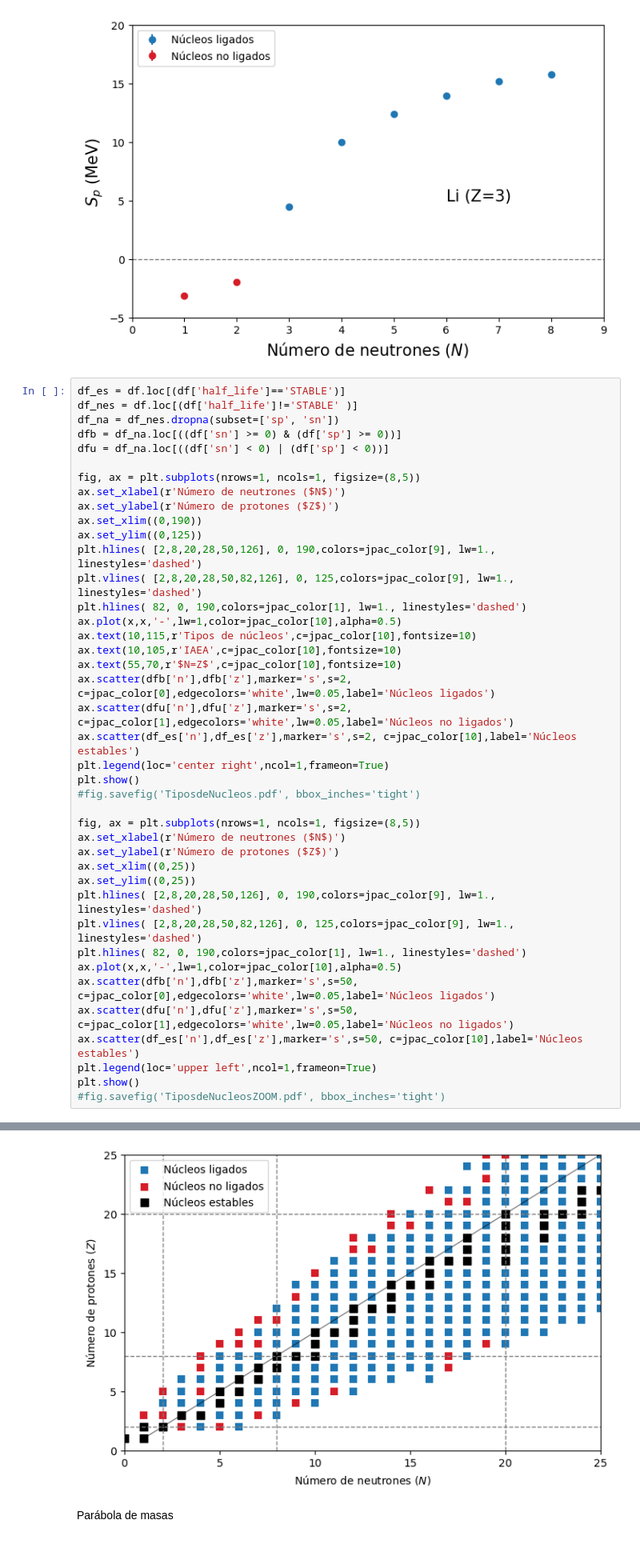
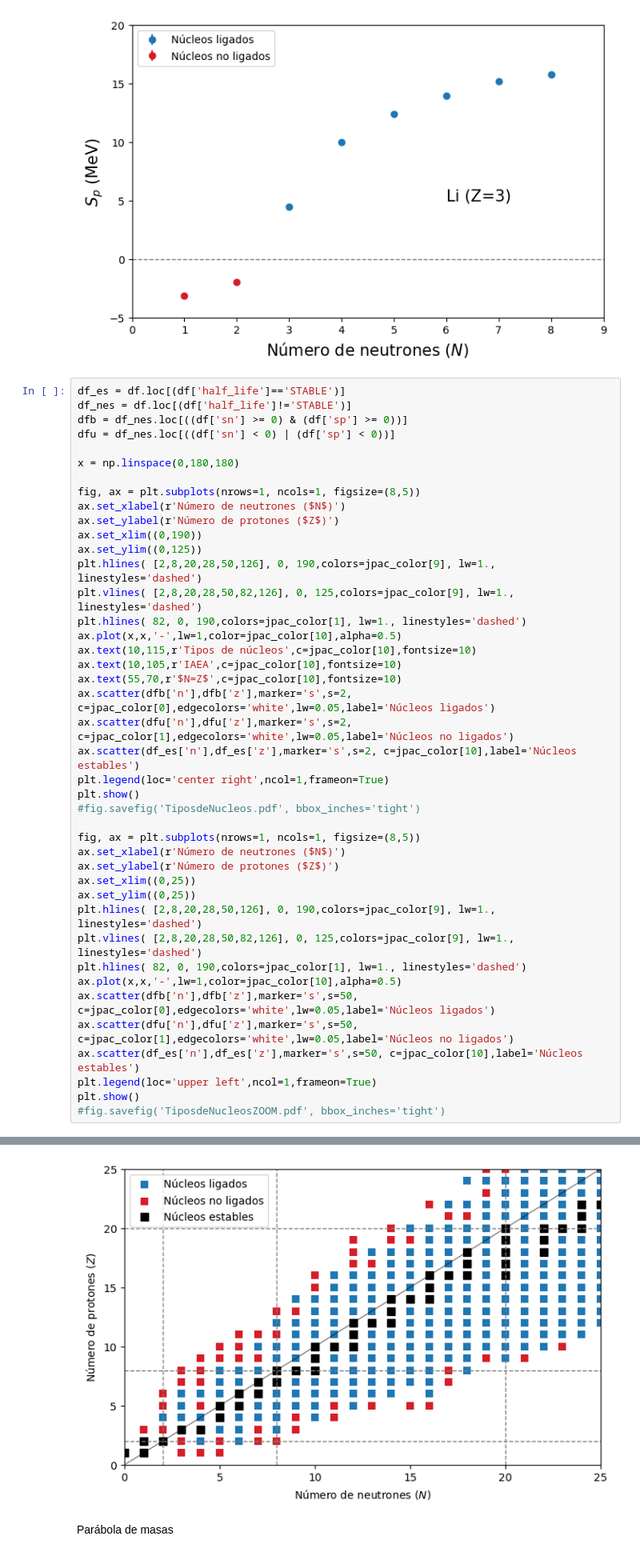
Before and after one commit to cefera/FNyP, a Jupyter notebook: Notebooks/Tema1.ipynb, the cells around one changed output, grey strips where cells are left out. Shown at 80% size. Saved outputs shown, nothing was run; the diff lists cells and outputs as text.

```diff
--- a/Notebooks/Tema1.ipynb
+++ b/Notebooks/Tema1.ipynb
@@ -505,10 +523,11 @@ plt.show()
 [figure]
 # %%
 df_es = df.loc[(df['half_life']=='STABLE')]
-df_nes = df.loc[(df['half_life']!='STABLE' )]
-df_na = df_nes.dropna(subset=['sp', 'sn'])
-dfb = df_na.loc[((df['sn'] >= 0) & (df['sp'] >= 0))]
-dfu = df_na.loc[((df['sn'] < 0) | (df['sp'] < 0))]
+df_nes = df.loc[(df['half_life']!='STABLE')]
+dfb = df_nes.loc[((df['sn'] >= 0) & (df['sp'] >= 0))]
+dfu = df_nes.loc[((df['sn'] < 0) | (df['sp'] < 0))]
+
+x = np.linspace(0,180,180)
 
 fig, ax = plt.subplots(nrows=1, ncols=1, figsize=(8,5))
 ax.set_xlabel(r'Número de neutrones ($N$)')
@@ -549,4 +568,4 @@ plt.show()
-[figure, old version]
+[figure, new version]
 # %% [markdown]
 Parábola de masas
 # %%
```
Also changed, not shown: parts of 3 cells of this notebook, 2 other files.
